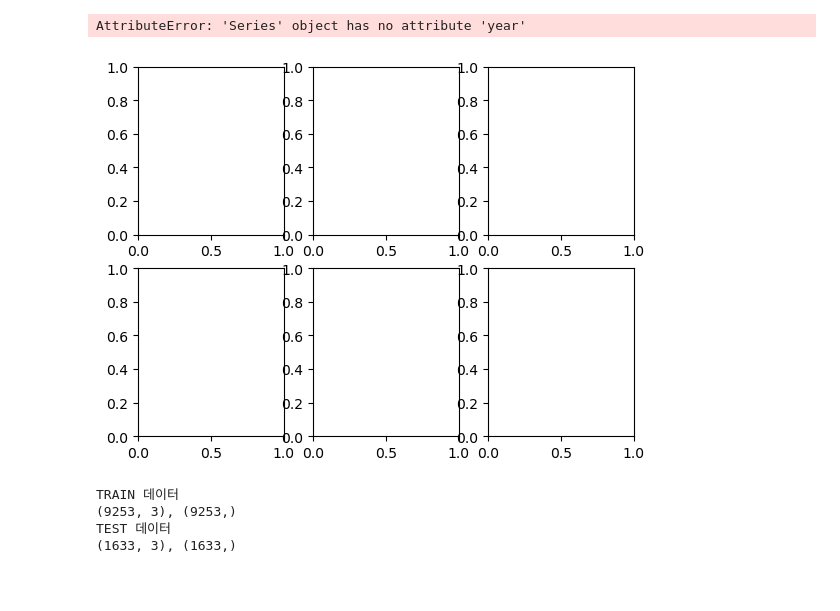
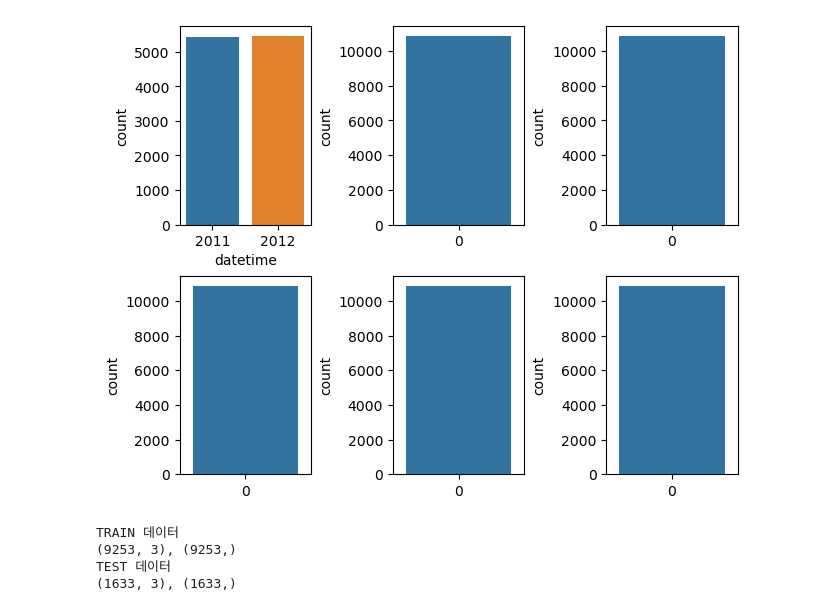
Before and after one commit to KimmyGibbs/study_record_of_aiffel, a Jupyter notebook: EXPLORATION_RS5/projects/2-2/mskim.ipynb, the cells around one changed output. Drawn from its saved outputs; the diff is of its cells as text; code cells hidden in the pictures; blank space fills up the shorter version.

Commit message:
edit project 2-2 subplot part

```diff
--- a/EXPLORATION_RS5/projects/2-2/mskim.ipynb
+++ b/EXPLORATION_RS5/projects/2-2/mskim.ipynb
@@ -20,27 +20,28 @@ train.head()
 # - to_datetime 활용
 # - pandas datetime extract year month day 키워드로 검색해 보기
 # Stackoverflow 참고: https://stackoverflow.com/questions/15891038/change-column-type-in-pandas
-train["datetime"] = pd.to_datetime(train["datetime"])
+# 참고2: httpsL//blog.naver.com/wideeyed/221603462366
+train["datetime"] = pd.to_datetime(train["datetime"], format='%Y-%m-%d %H:%M:%S', errors='raise')
 # %%
 # (3) year, month, day, hour, minute, second 데이터 개수 시각화하기
 # - sns.countplot 활용해서 시각화하기
 # - subplot을 활용해서 한 번에 6개의 그래프 함께 시각화하기
 # 참고링크: https://stackoverflow.com/questions/43131274/how-do-i-plot-two-countplot-graphs-side-by-side
 import seaborn as sns
 import matplotlib.pyplot as plt
 # 한 줄에 3개씩 배치
-fig, ax = plt.subplots(2, 3)
-sns.countplot(train['datetime'].year, ax=ax[0][0])
-sns.countplot(train['datetime'].month, ax=ax[0][1])
-sns.countplot(train['datetime'].day, ax=ax[0][2])
-# sns.countplot(train['hour'], ax=ax[1][0])
-# sns.countplot(train['minute'], ax=ax[1][1])
-# sns.countplot(train['second'], ax=ax[1][2])
+# 옵션 참고: https://steadiness-193.tistory.com/174
+fig, ax = plt.subplots(2, 3, constrained_layout=True)
+sns.countplot(x=train['datetime'].dt.year, ax=ax[0][0])
+sns.countplot(train['datetime'].dt.month, ax=ax[0][1])
+sns.countplot(train['datetime'].dt.day, ax=ax[0][2])
+sns.countplot(train['datetime'].dt.hour, ax=ax[1][0])
+sns.countplot(train['datetime'].dt.minute, ax=ax[1][1])
+sns.countplot(train['datetime'].dt.second, ax=ax[1][2])
 # 그래프 보기
 fig.show()
 # %% [output]
-AttributeError: 'Series' object has no attribute 'year'
-[figure, old version]
+[figure, new version]
 # %%
 # (4) X, y 컬럼 선택 및 train/test 데이터 분리
 # - X (feature) 에는 어떤 데이터 컬럼을 넣어야 될지 고민해 봅시다. 데이터 컬럼을 추가하거나 빼면서 잘 조합하여 데이터를 넣기 바랍니다.
```
